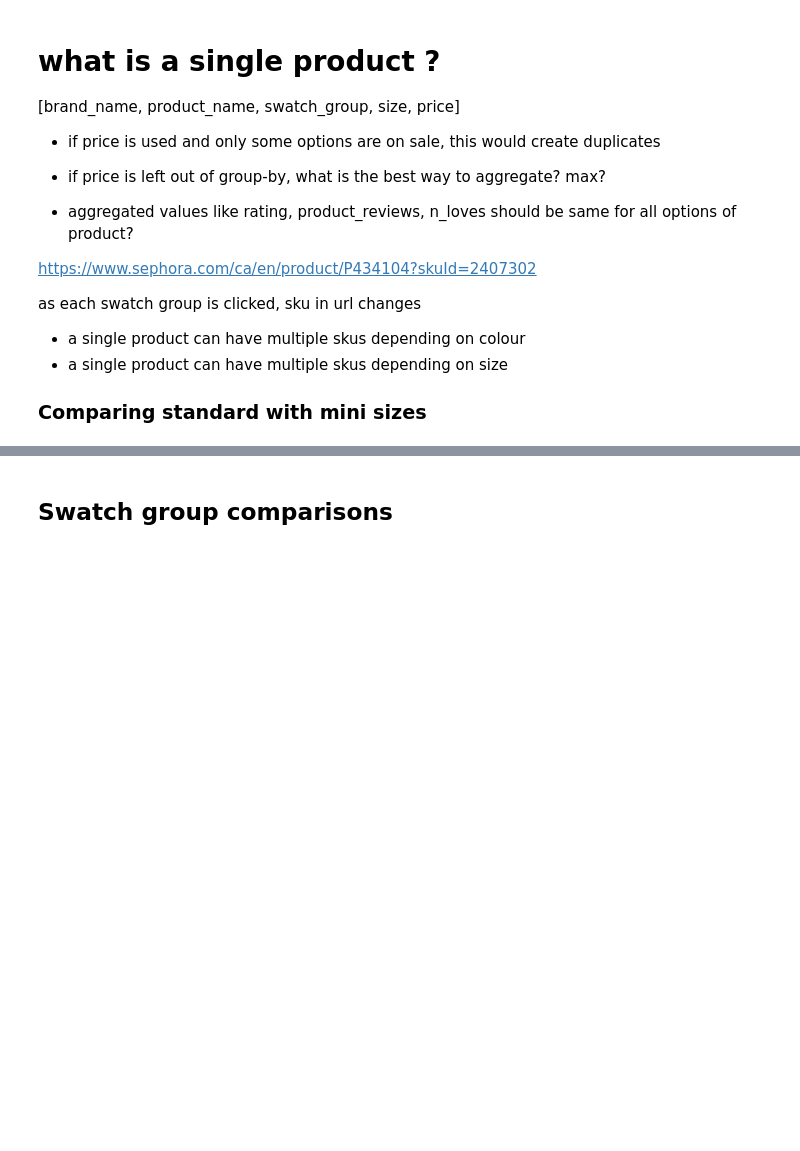
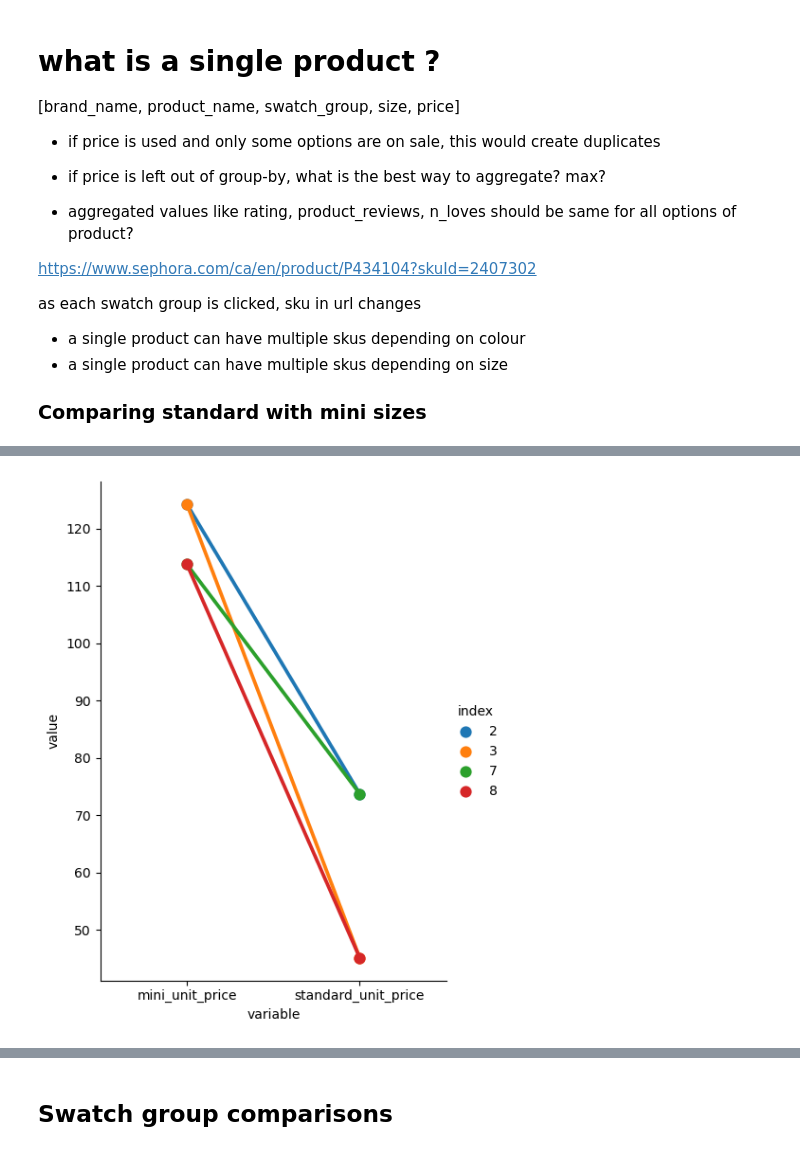
Before and after one commit to leblanchannah/value-cluster, a Jupyter notebook: product_EDA.ipynb, the cells around one changed output, grey strips where cells are left out. Saved outputs shown, nothing was run; the diff lists cells and outputs as text; code cells hidden in the pictures; blank space fills up the shorter version.

```diff
--- a/product_EDA.ipynb
+++ b/product_EDA.ipynb
@@ -126,5 +126,12 @@ df = df_products.groupby(['product_id','product_name', 'brand_name', 'swatch_gro
     'product_multiplier':'first'
 })
 
-df['amount_a_adjusted'] = df['amount_a'] * df['product_multiplier'].astype('float')
-df['unit_price'] = df['price']/df['amount_a_adjusted']
+df['amount_adj'] = df['amount_a'] * df['product_multiplier'].astype('float')
+df['unit_price'] = df['price']/df['amount_adj']
+df = df[df['swatch_group']!='refill size']
+df = df.sort_values(by=['product_id', 'amount_adj'], ascending=True)
+df = df.drop_duplicates(subset=['product_id', 'price', 'swatch_group'], keep='last')
+
+df['prod_size_rank'] = df['amount_adj'].rank(method='first')
+df['ranked_unit_price_ratio'] = df.groupby('product_id')['unit_price'].transform(lambda x: x / x.shift(-1))
+# keep most expensive -
@@ -141,8 +137,0 @@ fig.show()
-# %%
-eligible_products = df[df['swatch_group'].isin(['standard size','mini size'])].groupby(['product_id'], as_index=False)['swatch_group'].count()
-df = df.sort_values(by='amount_a',ascending=True)
-
-eligible_products = df[df['swatch_group'].isin(['standard size','mini size'])].groupby(['product_id'], as_index=False)['swatch_group'].count()
-eligible_products = eligible_products[eligible_products['swatch_group']==2]['product_id'].values
-target_comp_df = df[(df['product_id'].isin(eligible_products)) & (df['swatch_group'].isin(['standard size','mini size']))]
-target_comp_df['full_product'] = target_comp_df['brand_name']+' '+ target_comp_df['product_name']
@@ -153,0 +174,24 @@ See the caveats in the documentation: https://pandas.pydata.org/pandas-docs/stab
+# %%
+dg_light_blue = df[(df['product_id']==12420)]# & (df['swatch_group'].isin(['mini size','standard size']))]
+dg_light_blue = dg_light_blue.merge(dg_light_blue, on=['product_id','product_name','brand_name'])
+dg_light_blue = dg_light_blue[dg_light_blue['amount_adj_x']<dg_light_blue['amount_adj_y']]
+dg_light_blue['x_y_ratio'] = dg_light_blue['unit_price_x'] / dg_light_blue['unit_price_y']
+dg_light_blue = dg_light_blue[(dg_light_blue['swatch_group_x']=='mini size') & (dg_light_blue['swatch_group_y']=='standard size')]
+dg_light_blue = dg_light_blue.rename(columns={'unit_price_x':'mini_unit_price','unit_price_y':'standard_unit_price'})
+
+
+dg_light_blue = dg_light_blue.reset_index()
+# %%
+dg_light_blue = dg_light_blue[['product_id','product_name','brand_name','amount_adj_x','price_x','mini_unit_price',
+               'price_y','amount_adj_y','standard_unit_price','x_y_ratio','index']]
+
+dg_light_blue = dg_light_blue.melt(['product_id','brand_name','product_name','index'])
+dg_light_blue = dg_light_blue[dg_light_blue['variable'].isin(['mini_unit_price','standard_unit_price'])]
+
+g = sns.catplot(
+    data=dg_light_blue, x="variable", y="value", hue="index",
+    capsize=.2, #palette="YlGnBu_d",
+    kind="point", height=6, aspect=.75,
+)
+# %% [output]
+[figure, added]
```
Also changed, not shown: parts of 20 cells of this notebook, 1 other file.
